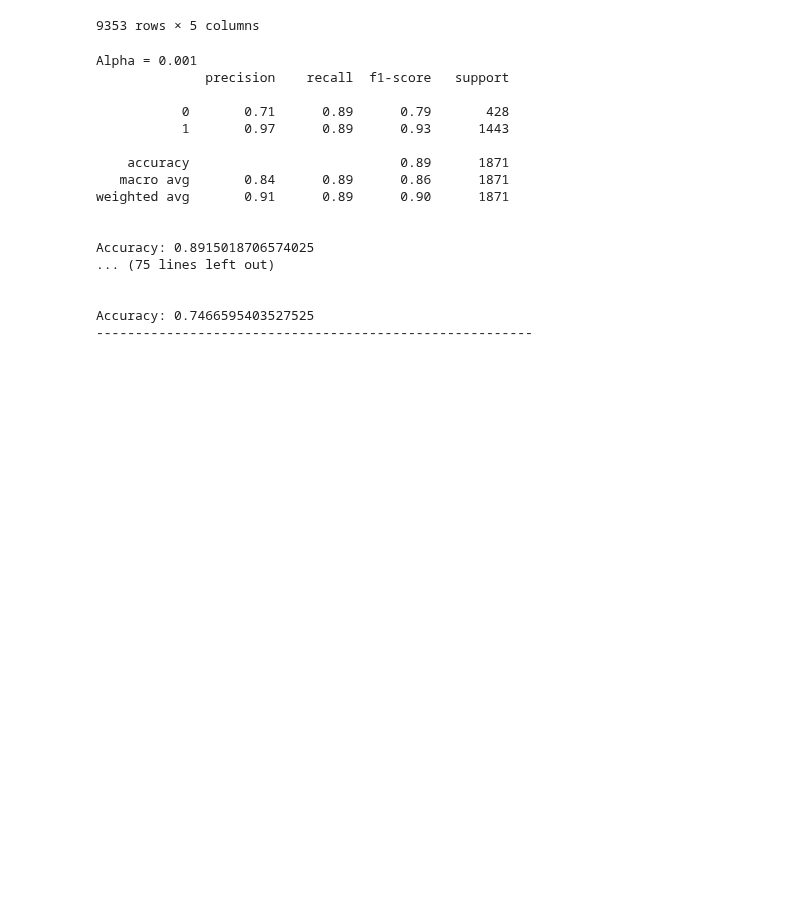
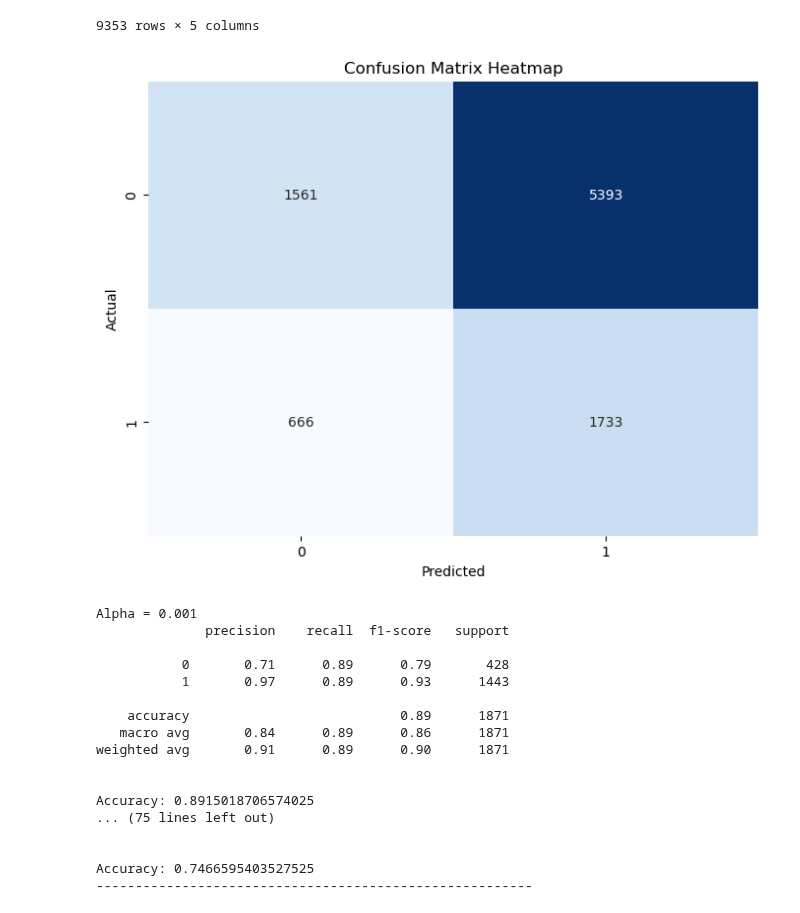
Before and after one commit to taddbackus/qtw, a Jupyter notebook: Case Study 3/caseStudy3 v4.ipynb, the cells around one changed output. Cells and saved outputs as stored; diff of their text form; code cells hidden in the pictures; blank space fills up the shorter version.

Commit message:
added confusion matrix to kmeans

```diff
--- a/Case Study 3/caseStudy3 v4.ipynb
+++ b/Case Study 3/caseStudy3 v4.ipynb
@@ -203,6 +205,17 @@ df
 | 9351 | /Users/austi/Downloads/SpamAssass... | 1 | ATTN:SIR/MADAN STRI... | text/plain | 0 |
 | 9352 | /Users/austi/Downloads/SpamAssass... | 1 | mv 00001.317e78fa8ee2f54cd4890fdc... | text/plain | 1 |
 9353 rows × 5 columns
+# %%
+confusion = confusion_matrix(df['Label'], df['Cluster Label'])
+
+plt.figure(figsize=(8, 6))
+sns.heatmap(confusion, annot=True, fmt='d', cmap='Blues', cbar=False)
+plt.xlabel('Predicted')
+plt.ylabel('Actual')
+plt.title('Confusion Matrix Heatmap')
+plt.show()
+# %% [output]
+[figure, added]
 # %%
 X_train, X_test, y_train, y_test = train_test_split(textVector,
                                                     labels,
```
Also changed, not shown: parts of 1 cell of this notebook.
